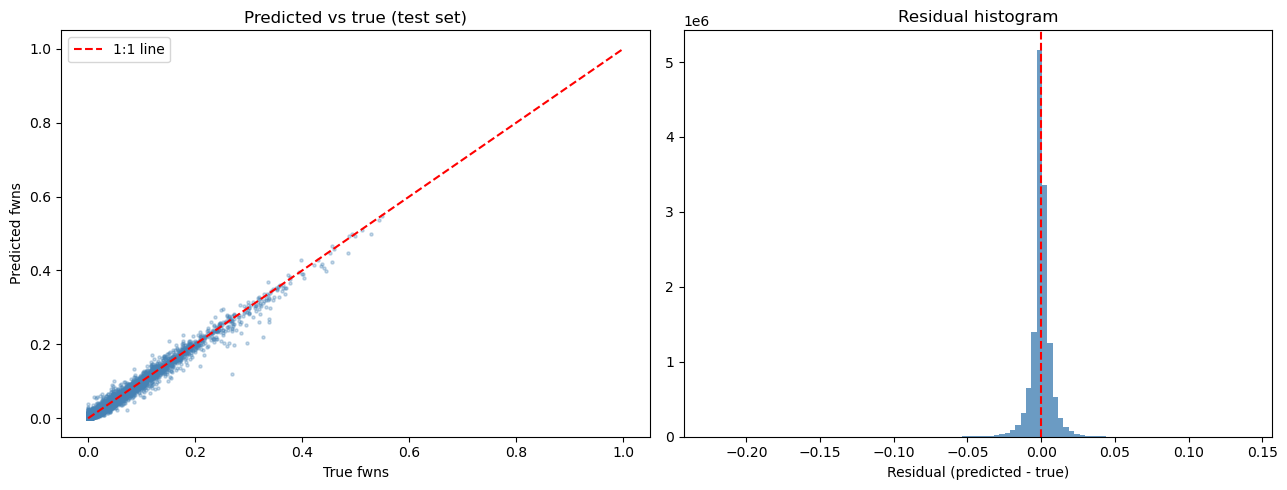
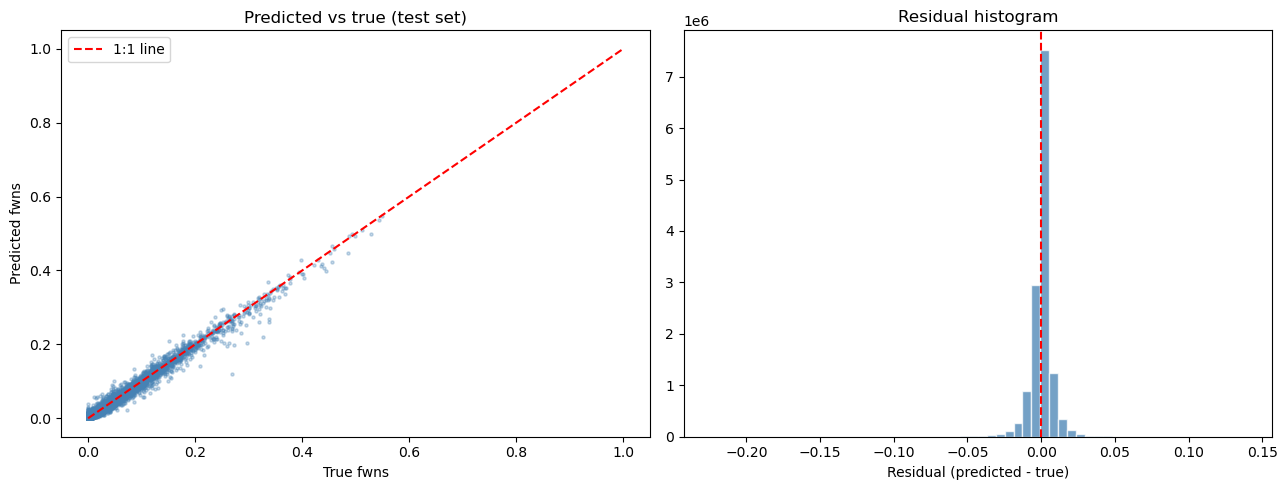
The notebook cell's code change between the first figure and the second:
--- before
+++ after
@@ -17,5 +17,5 @@
 
 # Residual histogram: look for symmetry and fat tails
-axes[1].hist(residuals, bins=100, color='steelblue', edgecolor='none', alpha=0.8)
+axes[1].hist(residuals, bins=60, color='steelblue', edgecolor='white', alpha=0.75)
 axes[1].axvline(0, color='red', linestyle='--')
 axes[1].set_xlabel('Residual (predicted - true)')

Commit: Updated miscellanious graphics. Removed unwanted files